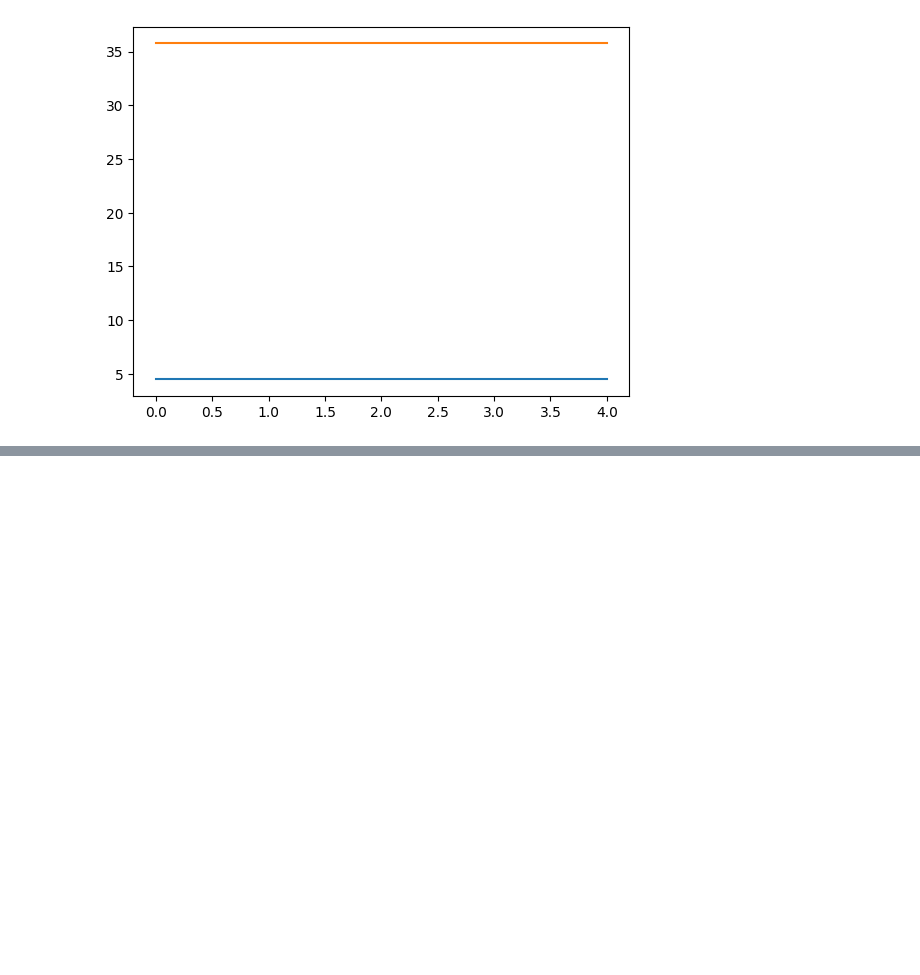
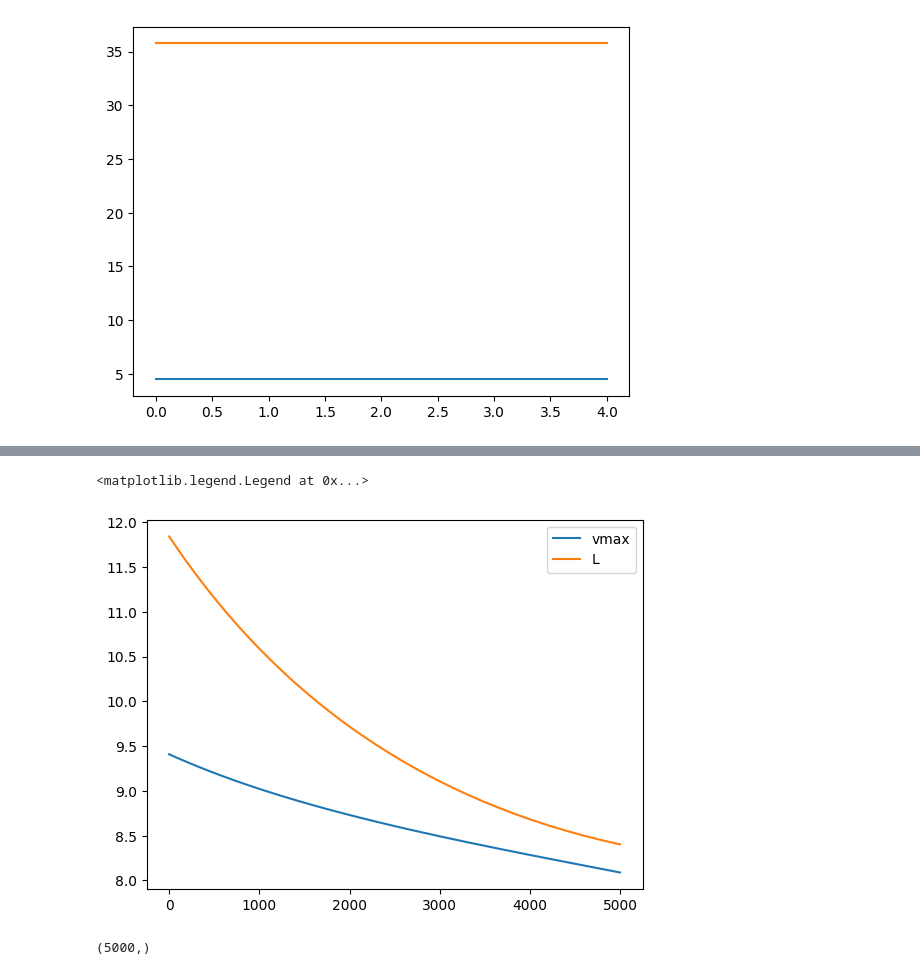
Before and after one commit to TimLockstedt/Opt1, a Jupyter notebook: A4_Tim.ipynb, the cells around one changed output, grey strips where cells are left out. Drawn from its saved outputs; the diff is of its cells as text; code cells hidden in the pictures; blank space fills up the shorter version.

```diff
--- a/A4_Tim.ipynb
+++ b/A4_Tim.ipynb
@@ -1073,0 +1561,11 @@ plt.plot(range(N), vmax_arr)
+# %%
+plt.plot(np.arange(M), grad_arr[:, 0], label="vmax")
+plt.plot(np.arange(M), grad_arr[:, 1], label="L")
+plt.legend()
+# %% [output]
+<matplotlib.legend.Legend at 0x...>
+[figure, added]
+# %%
+L_arr.shape
+# %% [output]
+(5000,)
```
Also changed, not shown: parts of 9 cells of this notebook, 1 other file.
